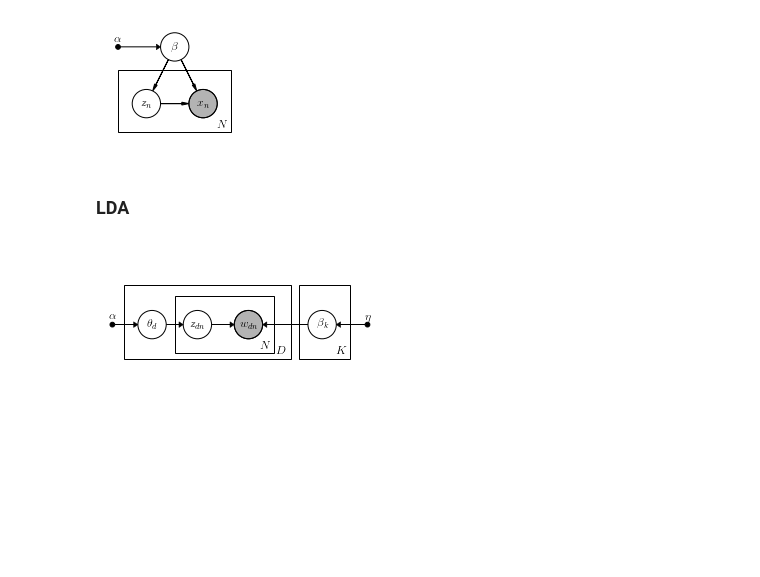
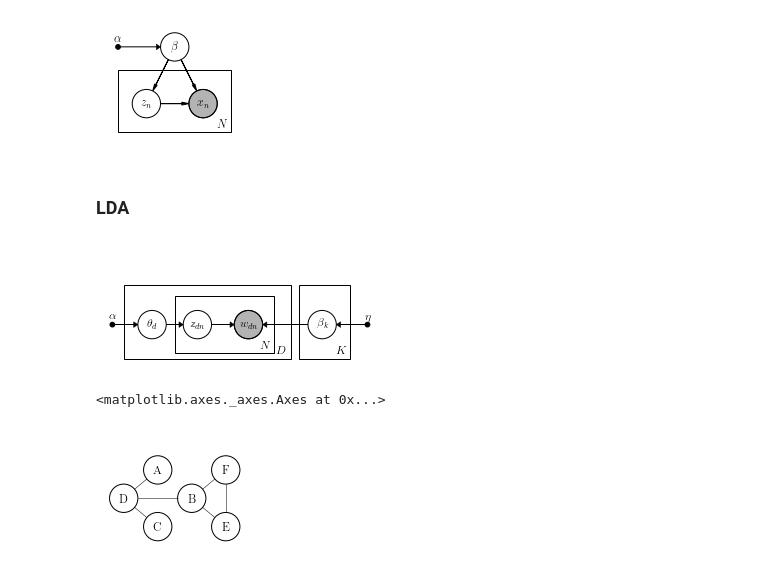
Before and after one commit to yl238/murphy-book, a Jupyter notebook: pgms/Daft-PGM-Figures.ipynb, the cells around one changed output. Cells and saved outputs as stored; diff of their text form; code cells hidden in the pictures; blank space fills up the shorter version.

```diff
--- a/pgms/Daft-PGM-Figures.ipynb
+++ b/pgms/Daft-PGM-Figures.ipynb
@@ -75,3 +75,27 @@ pgm.render()
 pgm.figure.savefig('lda.png',dpi=150)
 # %% [output]
 [figure]
+# %%
+pgm = daft.PGM([5, 2], origin=[0.3, 0.1])
+
+pgm.add_node(daft.Node('D', r"D", 0.6, 1))
+pgm.add_node(daft.Node('A', r"A", 1.2, 1.5))
+pgm.add_node(daft.Node('C', r"C", 1.2, 0.5))
+pgm.add_node(daft.Node('B', r"B", 1.8, 1.0))
+pgm.add_node(daft.Node('F', r"F", 2.4, 1.5))
+pgm.add_node(daft.Node('E', r"E", 2.4, 0.5))
+
+pdict = {'linewidth': 0.5, 'head_width': 0., 'head_length':0.}
+
+pgm.add_edge('A', 'D', **pdict)
+pgm.add_edge('C', 'D', **pdict)
+pgm.add_edge('B', 'D', **pdict)
+pgm.add_edge('B', 'F', **pdict)
+pgm.add_edge('B', 'E', **pdict)
+pgm.add_edge('F', 'E', **pdict)
+
+
+pgm.render()
+# %% [output]
+<matplotlib.axes._axes.Axes at 0x...>
+[figure, added]
```
Also changed, not shown: 8 other files.
